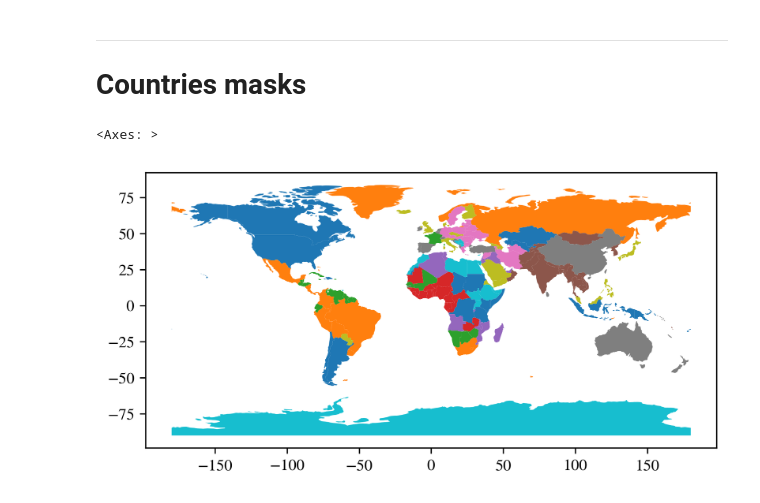
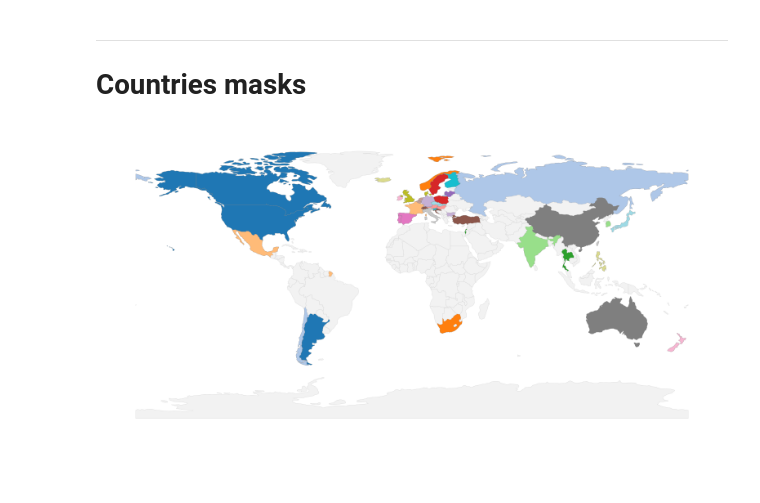
Before and after one commit to EdoardoTronconi/TesiMagistrale, a Jupyter notebook: LoadData.ipynb, the cells around one changed output. Cells and saved outputs as stored; diff of their text form; code cells hidden in the pictures; blank space fills up the shorter version.

Commit message:
Added worldmap for geopandas plots, fixed categories for issp data

```diff
--- a/LoadData.ipynb
+++ b/LoadData.ipynb
@@ -468,12 +470,24 @@ world = gpd.read_file(gpd.datasets.get_path('naturalearth_lowres'))
+# %%
+worldmap = gpd.read_file(gpd.datasets.get_path('naturalearth_lowres'))[["name", "geometry"]].set_index("name", drop=True)
+worldmap.index.name = "Country"
+c_names = {
+    "United States of America" : "United States",
+    "South Korea" : "South Corea",
+    "Turkey" : "Turkiye",
+}
+worldmap.index = worldmap.index.map(lambda c: c if c not in c_names else c_names[c])
+worldmap["in_issp"] = worldmap.index.map(lambda c: c in data_issp.index.get_level_values("Country"))
 # %%
 import matplotlib.pyplot as plt
 
 plt.rcParams.update({'figure.dpi' : 300,
                      'mathtext.fontset' : 'stix',
                      'font.family' : 'STIXGeneral'
                     })
 
-world.plot(cmap='tab10')
+fig, ax = plt.subplots()
+worldmap.query("in_issp == True").plot(cmap="tab20", edgecolor="grey", linewidth=0.1, ax=ax)
+worldmap.query("in_issp == False").plot(edgecolor=[.8,.8,.8], linewidth=0.1, color=[0.95,0.95,0.95], ax=ax)
+plt.axis("off");
 # %% [output]
-<Axes: >
-[figure, old version]
+[figure, new version]
```
Also changed, not shown: parts of 6 cells of this notebook, 2 other files.
